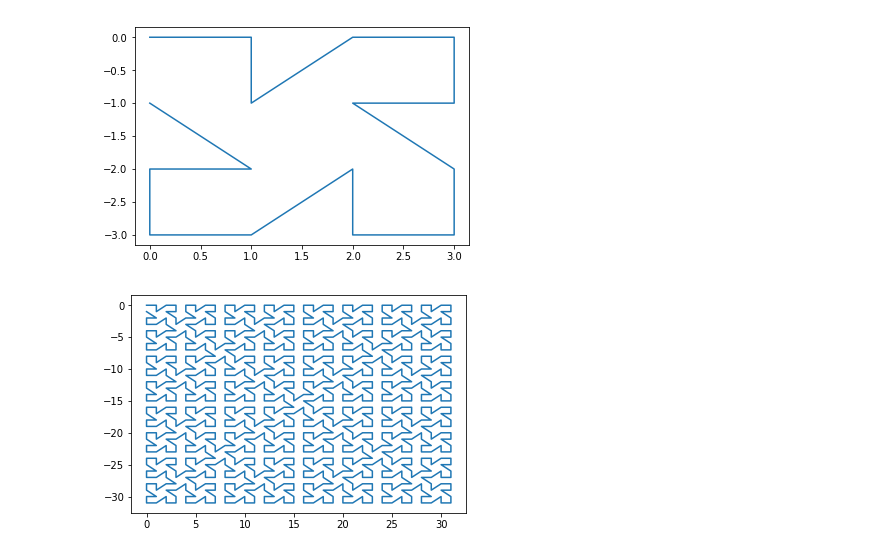
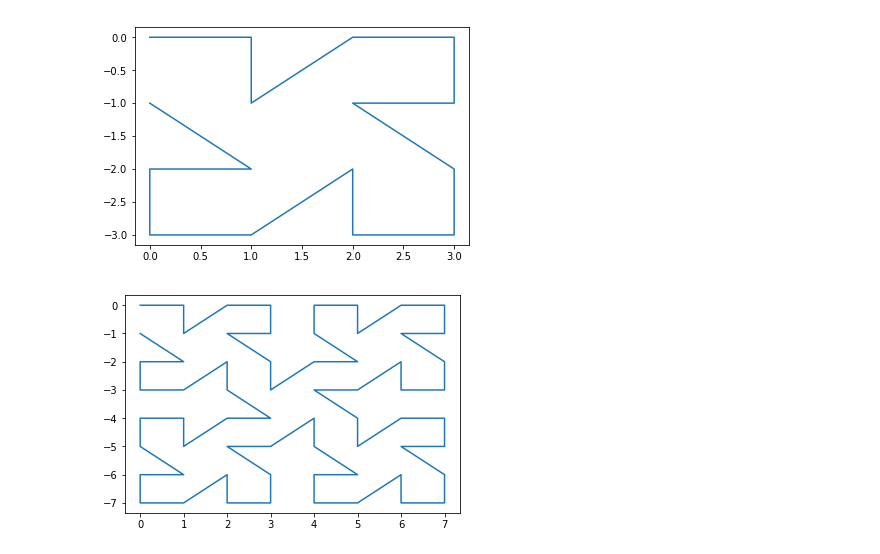
Before and after one commit to anastasiiakim/image-filtering, a Jupyter notebook: sierpinski.ipynb, the cells around one changed output. Cells and saved outputs as stored; diff of their text form; code cells hidden in the pictures.

```diff
--- a/sierpinski.ipynb
+++ b/sierpinski.ipynb
@@ -55,6 +55,6 @@ x,y = modified_sierpinski_curve(2)
 [figure]
 # %%
 # 5th order curve
-x,y = modified_sierpinski_curve(5)
+x,y = modified_sierpinski_curve(3)
 # %% [output]
-[figure, old version]
+[figure, new version]
```
Also changed, not shown: parts of 3 cells of this notebook, 4 other files.
